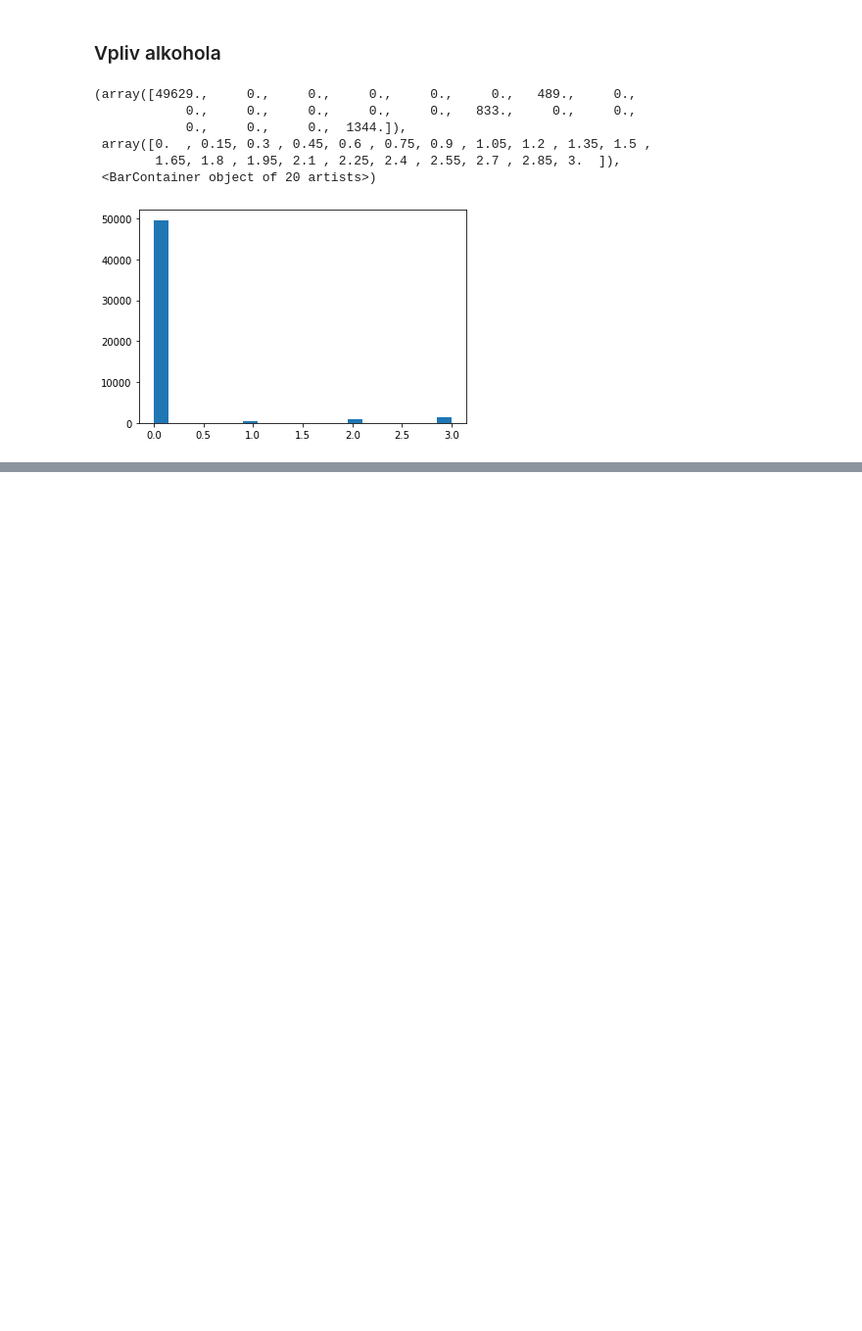
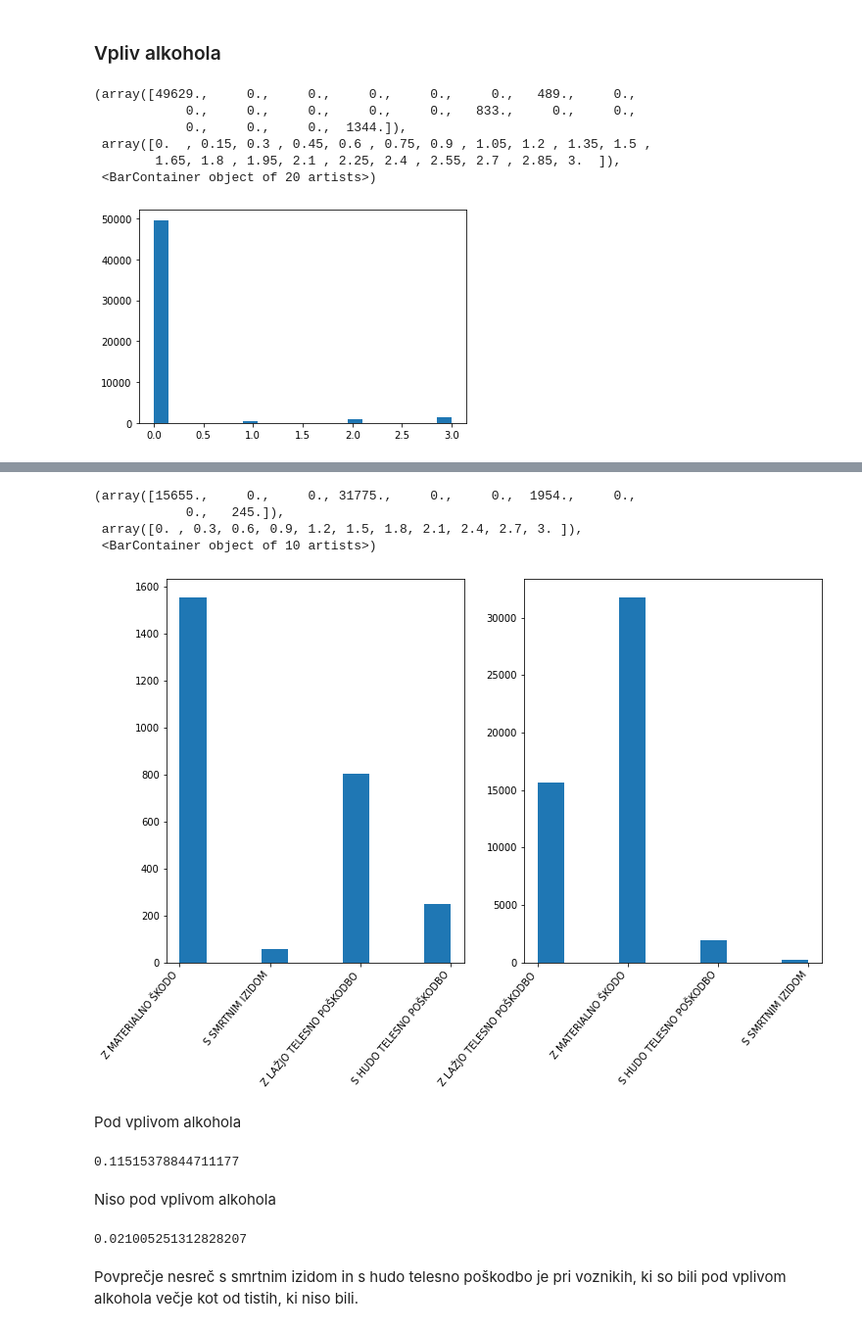
Before and after one commit to matej2000/PR21MV, a Jupyter notebook: main.ipynb, the cells around one changed output, grey strips where cells are left out. Shown at 98% size. Cells and saved outputs as stored; diff of their text form; code cells hidden in the pictures; blank space fills up the shorter version.

Commit message:
Vpliv alkohola.

```diff
--- a/main.ipynb
+++ b/main.ipynb
@@ -323,3 +332,30 @@ plt.hist(data[data["stopnjaAlkohola"] > 0]["KlasifikacijaNesrece"])
+# %%
+fig, axs = plt.subplots(1,2)
+fig.set_figwidth(12)
+fig.set_figheight(8)
+fig.autofmt_xdate(rotation=50)
+axs[0].hist(data[data["stopnjaAlkohola"] > 0]["KlasifikacijaNesrece"])
+axs[1].hist(data[data["stopnjaAlkohola"] == 0]["KlasifikacijaNesrece"])
+# %% [output]
+(array([15655.,     0.,     0., 31775.,     0.,     0.,  1954.,     0.,
+            0.,   245.]),
+ array([0. , 0.3, 0.6, 0.9, 1.2, 1.5, 1.8, 2.1, 2.4, 2.7, 3. ]),
+ <BarContainer object of 10 artists>)
+[figure, added]
+# %% [markdown]
+Pod vplivom alkohola
+# %%
+(len(data[(data["stopnjaAlkohola"] > 0) & (data["KlasifikacijaNesrece"] == "S SMRTNIM IZIDOM")]) + len(data[(data["stopnjaAlkohola"] > 0) & (data["KlasifikacijaNesrece"] == "S HUDO TELESNO POŠKODBO")])) / len(data[data["stopnjaAlkohola"] > 0])
+# %% [output]
+0.11515378844711177
+# %% [markdown]
+Niso pod vplivom alkohola
+# %%
+(len(data[(data["stopnjaAlkohola"] > 0) & (data["KlasifikacijaNesrece"] == "S SMRTNIM IZIDOM")]) + len(data[(data["stopnjaAlkohola"] < 0) & (data["KlasifikacijaNesrece"] == "S HUDO TELESNO POŠKODBO")])) / len(data[data["stopnjaAlkohola"] > 0])
+# %% [output]
+0.021005251312828207
+# %% [markdown]
+Povprečje nesreč s smrtnim izidom in s hudo telesno poškodbo je pri voznikih, ki so bili pod vplivom alkohola večje kot od tistih, ki niso bili.
 # %%
 #plt.hist(data20["DatumPN"])
 # %%
```
Also changed, not shown: parts of 3 cells of this notebook.
